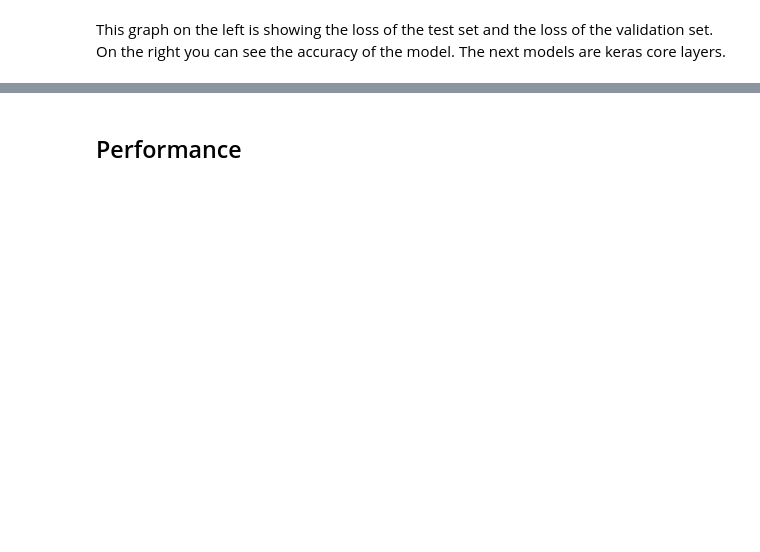
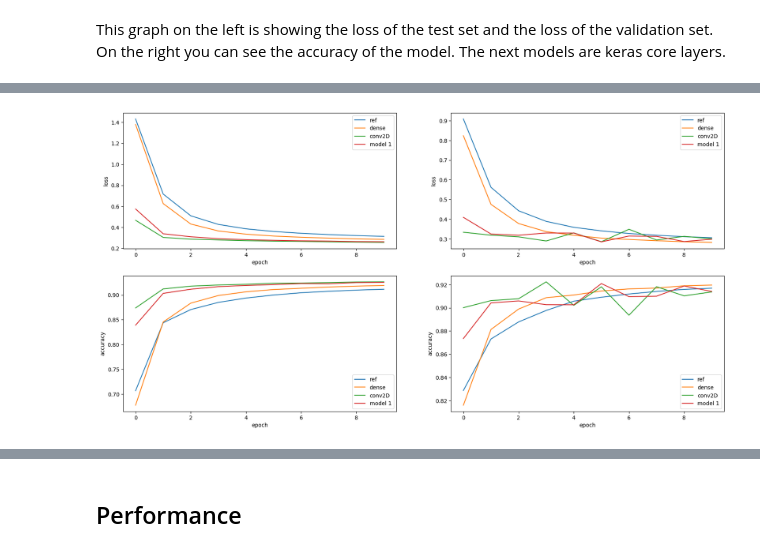
Before and after one commit to Le0nH0ffmann/DeepLearning_Project, a Jupyter notebook: MNIST.ipynb, the cells around one changed output, grey strips where cells are left out. Drawn from its saved outputs; the diff is of its cells as text; code cells hidden in the pictures; blank space fills up the shorter version.

```diff
--- a/MNIST.ipynb
+++ b/MNIST.ipynb
@@ -324,0 +400,45 @@ We can see the layers behave different, especially the dense layer. Just this on
+# %%
+fig, axs = plt.subplots(2,2, figsize=(20, 10))
+
+axs[0,0].plot(history_ref.history["loss"])
+axs[0,0].plot(history_dense.history["loss"])
+axs[0,0].plot(history_conv2D.history["loss"])
+axs[0,0].plot(history_1.history["loss"])
+
+axs[0,0].legend(["ref", "dense", "conv2D", "model 1"], loc="best")
+axs[0,0].set_xlabel('epoch')
+axs[0,0].set_ylabel('loss')
+
+
+axs[0,1].plot(history_ref.history["val_loss"])
+axs[0,1].plot(history_dense.history["val_loss"])
+axs[0,1].plot(history_conv2D.history["val_loss"])
+axs[0,1].plot(history_1.history["val_loss"])
+
+axs[0,1].legend(["ref", "dense", "conv2D", "model 1"], loc="best")
+axs[0,1].set_xlabel('epoch')
+axs[0,1].set_ylabel('loss')
+
+
+axs[1,0].plot(history_ref.history["accuracy"])
+axs[1,0].plot(history_dense.history["accuracy"])
+axs[1,0].plot(history_conv2D.history["accuracy"])
+axs[1,0].plot(history_1.history["accuracy"])
+
+axs[1,0].legend(["ref", "dense", "conv2D", "model 1"], loc="best")
+axs[1,0].set_xlabel('epoch')
+axs[1,0].set_ylabel('accuracy')
+
+
+axs[1,1].plot(history_ref.history["val_accuracy"])
+axs[1,1].plot(history_dense.history["val_accuracy"])
+axs[1,1].plot(history_conv2D.history["val_accuracy"])
+axs[1,1].plot(history_1.history["val_accuracy"])
+
+axs[1,1].legend(["ref", "dense", "conv2D", "model 1"], loc="best")
+axs[1,1].set_xlabel('epoch')
+axs[1,1].set_ylabel('accuracy')
+
+plt.show()
+# %% [output]
+[figure, added]
```
Also changed, not shown: parts of 19 cells of this notebook, 3 other files.
